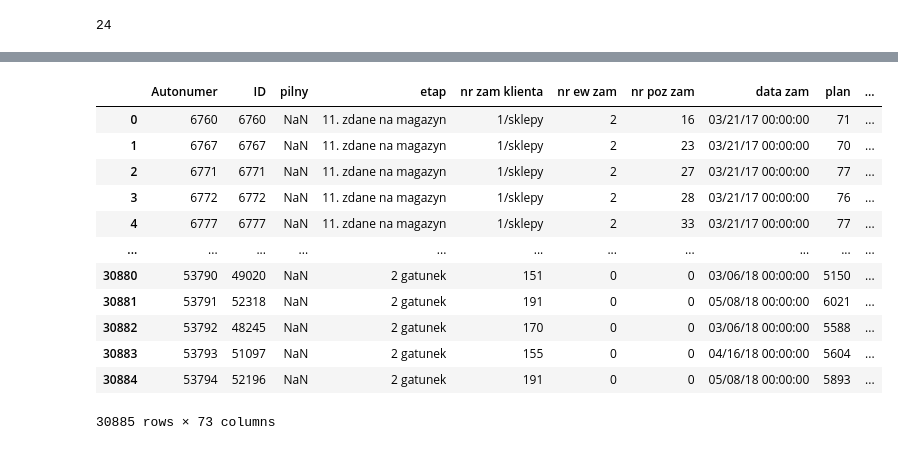
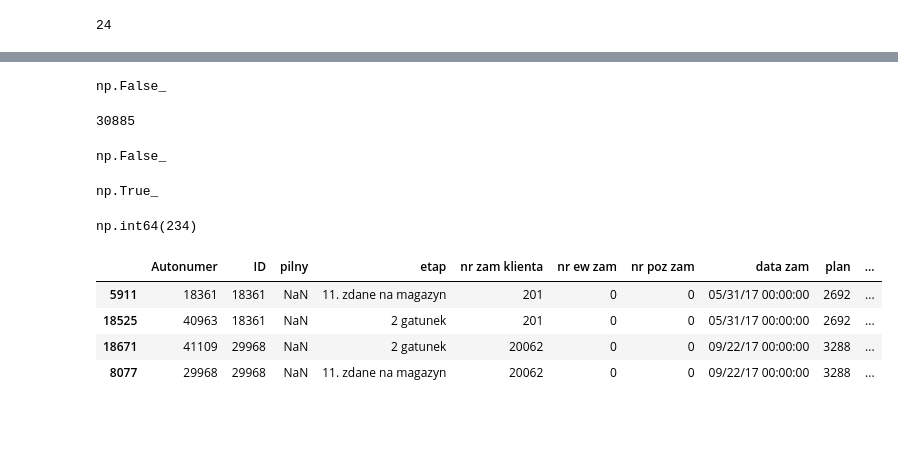
Before and after one commit to KacperKnapek/factory_project, a Jupyter notebook: notebooks/01_eda.ipynb, the cells around one changed output, grey strips where cells are left out. Cells and saved outputs as stored; diff of their text form; code cells hidden in the pictures; blank space fills up the shorter version.

```diff
--- a/notebooks/01_eda.ipynb
+++ b/notebooks/01_eda.ipynb
@@ -1,7 +1,10 @@
 # %%
-import pandas as pd
+import pandas as pd, re
 
-df = pd.read_csv("../data/dane.csv")
+pd.set_option('display.expand_frame_repr', False)
+pd.set_option('display.max_columns', None)
+
+df = pd.read_csv("../data/dane.csv", dtype=str, keep_default_na=False, na_values=[""])
 
 df.head()
 # %% [output]
@@ -170,16 +118,26 @@ Length: 97, dtype: object
-# %%
-df.drop(columns=empty_cols)
-# %% [output]
-|  | Autonumer | ID | pilny | etap | nr zam klienta | nr ew zam | nr poz zam | data zam | plan | ... |
-| 0 | 6760 | 6760 | NaN | 11. zdane na magazyn | 1/sklepy | 2 | 16 | 03/21/17 00:00:00 | 71 | ... |
-| 1 | 6767 | 6767 | NaN | 11. zdane na magazyn | 1/sklepy | 2 | 23 | 03/21/17 00:00:00 | 70 | ... |
-| 2 | 6771 | 6771 | NaN | 11. zdane na magazyn | 1/sklepy | 2 | 27 | 03/21/17 00:00:00 | 77 | ... |
-| 3 | 6772 | 6772 | NaN | 11. zdane na magazyn | 1/sklepy | 2 | 28 | 03/21/17 00:00:00 | 76 | ... |
-| 4 | 6777 | 6777 | NaN | 11. zdane na magazyn | 1/sklepy | 2 | 33 | 03/21/17 00:00:00 | 77 | ... |
-| ... | ... | ... | ... | ... | ... | ... | ... | ... | ... | ... |
-| 30880 | 53790 | 49020 | NaN | 2 gatunek | 151 | 0 | 0 | 03/06/18 00:00:00 | 5150 | ... |
-| 30881 | 53791 | 52318 | NaN | 2 gatunek | 191 | 0 | 0 | 05/08/18 00:00:00 | 6021 | ... |
-| 30882 | 53792 | 48245 | NaN | 2 gatunek | 170 | 0 | 0 | 03/06/18 00:00:00 | 5588 | ... |
-| 30883 | 53793 | 51097 | NaN | 2 gatunek | 155 | 0 | 0 | 04/16/18 00:00:00 | 5604 | ... |
-| 30884 | 53794 | 52196 | NaN | 2 gatunek | 191 | 0 | 0 | 05/08/18 00:00:00 | 5893 | ... |
-30885 rows × 73 columns
+# %%
+df['Autonumer'].duplicated().any()
+# %% [output]
+np.False_
+# %%
+df['Autonumer'].nunique()
+# %% [output]
+30885
+# %%
+df.duplicated().any()
+# %% [output]
+np.False_
+# %%
+display(df['ID'].duplicated().any())
+display(df['ID'].duplicated().sum())
+# %% [output]
+np.True_
+np.int64(234)
+# %%
+df[df['ID'].duplicated(keep=False)].sort_values('ID').head(4)
+# %% [output]
+|  | Autonumer | ID | pilny | etap | nr zam klienta | nr ew zam | nr poz zam | data zam | plan | ... |
+| 5911 | 18361 | 18361 | NaN | 11. zdane na magazyn | 201 | 0 | 0 | 05/31/17 00:00:00 | 2692 | ... |
+| 18525 | 40963 | 18361 | NaN | 2 gatunek | 201 | 0 | 0 | 05/31/17 00:00:00 | 2692 | ... |
+| 18671 | 41109 | 29968 | NaN | 2 gatunek | 20062 | 0 | 0 | 09/22/17 00:00:00 | 3288 | ... |
+| 8077 | 29968 | 29968 | NaN | 11. zdane na magazyn | 20062 | 0 | 0 | 09/22/17 00:00:00 | 3288 | ... |
```
Also changed, not shown: parts of 19 cells of this notebook, 2 other files.
